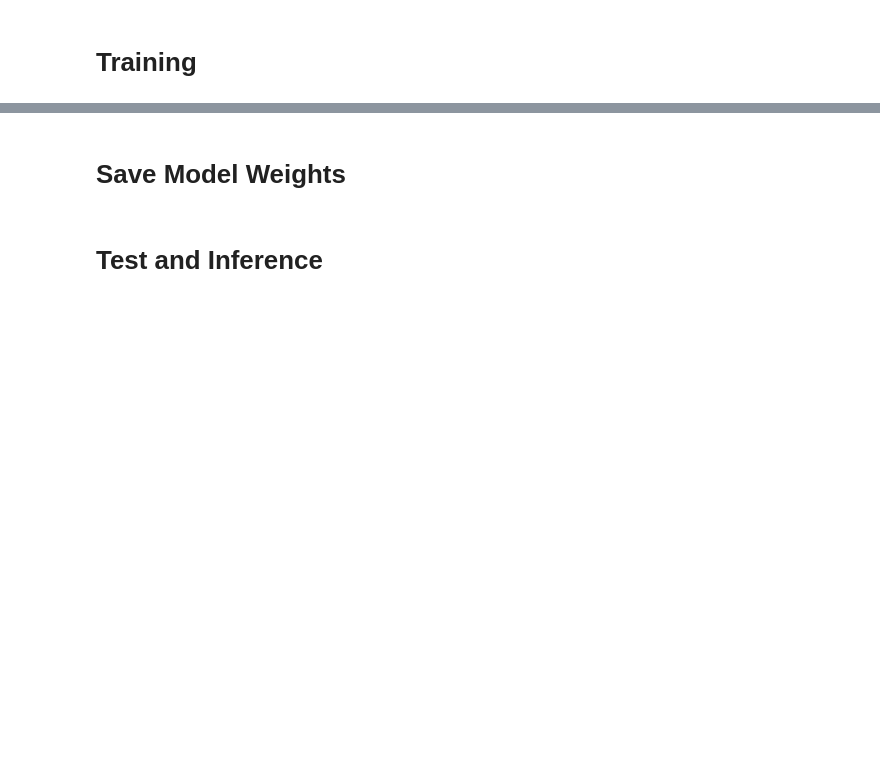
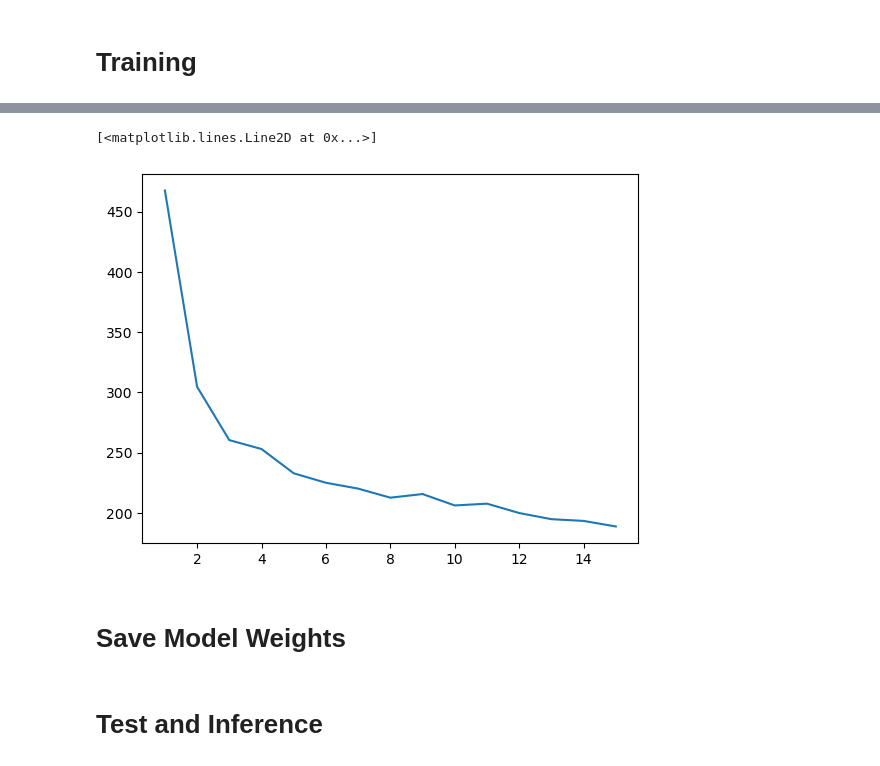
Before and after one commit to akshayballal95/dino, a Jupyter notebook: autodrive.ipynb, the cells around one changed output, grey strips where cells are left out. Drawn from its saved outputs; the diff is of its cells as text; code cells hidden in the pictures; blank space fills up the shorter version.

```diff
--- a/autodrive.ipynb
+++ b/autodrive.ipynb
@@ -102,11 +100,13 @@ model = model.to(device)
 
 
 criterion = torch.nn.CrossEntropyLoss()
-optimizer = optim.Adam(model.parameters(), lr=0.005)
+optimizer = optim.SGD(model.parameters(), lr=0.01, momentum=0.009)
 # %% [markdown]
 # Training
 # %%
-for epoch in range(30):  # loop over the dataset multiple times
+epochs =15
+loss_container = []
+for epoch in range(epochs):  # loop over the dataset multiple times
 
     running_loss = 0.0
     for data in tqdm(trainloader, position = 0, leave = True ):
@@ -125,6 +125,8 @@ for epoch in range(30):  # loop over the dataset multiple times
 
         running_loss += loss.item()
 
+    loss_container.append(running_loss)
+
     print(f'[{epoch + 1}] | loss: {running_loss / len(trainloader):.3f}')
     running_loss = 0.0
 
@@ -134,3 +148,9 @@ KeyboardInterrupt:
+# %%
+# loss_container
+plt.plot(np.linspace(1, epochs, epochs).astype(int), loss_container)
+# %% [output]
+[<matplotlib.lines.Line2D at 0x...>]
+[figure, added]
 # %%
 gc.collect()
 torch.cuda.empty_cache()
```
Also changed, not shown: parts of 8 cells of this notebook, 3 other files.
